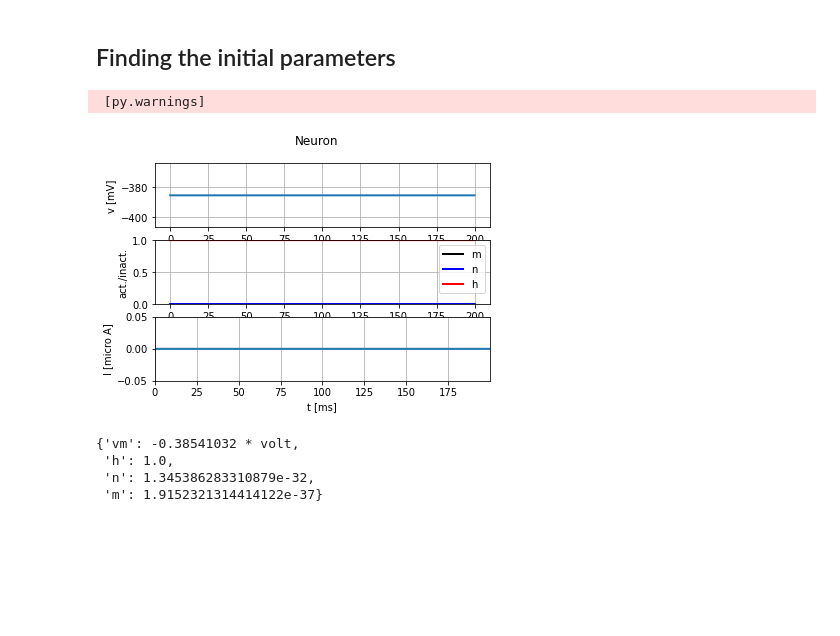
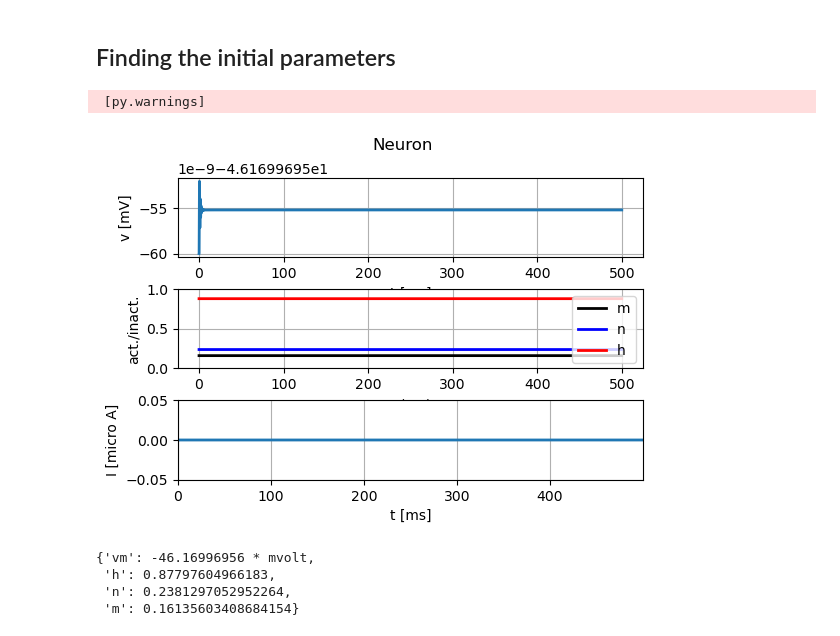
Before and after one commit to belamenso/biomod-single-neuron, a Jupyter notebook: Neuron models.ipynb, the cells around one changed output. Saved outputs shown, nothing was run; the diff lists cells and outputs as text; code cells hidden in the pictures; blank space fills up the shorter version.

```diff
--- a/Neuron models.ipynb
+++ b/Neuron models.ipynb
@@ -11,6 +12,9 @@ def plot_data(state_monitor, title=None):
         state_monitor (StateMonitor): the data to plot
         title (string, optional): plot title to display
     """
+
+    fig = matplotlib.pyplot.gcf()
+    fig.set_dpi(100)
 
     plt.subplot(311)
     plt.plot(state_monitor.t / b2.ms, state_monitor.vm[0] / b2.mV, lw=2)
@@ -46,7 +50,9 @@ def plot_data(state_monitor, title=None):
     if title is not None:
         plt.suptitle(title)
 
+    plt.subplots_adjust(wspace=0.4, hspace=0.4)
     plt.show()
+    plt.show()
 # %%
 def regular_spiking(input_current, simulation_time):
     # neuron parameters
@@ -54,6 +60,9 @@ def regular_spiking(input_current, simulation_time):
     ENa = 50 * b2.mV
     gK  = 5 * b2.msiemens
     EK = -90 * b2.mV
+
+    gl = 0.3 * b2.msiemens
+    El = 10.6 * b2.mV
 
     C = 1 * b2.ufarad
 
@@ -73,16 +82,16 @@ def regular_spiking(input_current, simulation_time):
     betan = (0.5 * exp(-1*(vm +50*mV)/mV/40)) / ms : Hz
 
 
-    membrane_Im = I_e + I_Na + I_K : amp
+    membrane_Im = I_e + I_Na + I_K + gl*(El-vm) : amp
     dvm/dt = membrane_Im/C : volt
     """
 
     neuron = b2.NeuronGroup(1, eqs, method="exponential_euler")
 
-    neuron.vm = -385.410316948573 * b2.mV
-    neuron.m = 1.9152321314413855e-37
-    neuron.h = 1
-    neuron.n = 1.345386283310858e-32
+    neuron.vm = -46.16996956 * b2.mV
+    neuron.m = 0.16135603408684185
+    neuron.h = 0.87797604966183
+    neuron.n = 0.23812970529522642
 
     st_mon = b2.StateMonitor(neuron, ["vm", "I_e", "I_Na", "I_K", "m", "n", "h"], record=True)
 
@@ -144,11 +156,11 @@ def adaptive(input_current, simulation_time):
 # %% [markdown]
 ## Finding the initial parameters
 # %%
-state_monitor = regular_spiking(input_factory.get_zero_current(), 200 * b2.ms)
+state_monitor = regular_spiking(input_factory.get_zero_current(), 500 * b2.ms)
 plot_data(state_monitor, title="Neuron")
 # %% [output]
  [py.warnings]
-[figure, old version]
+[figure, new version]
 # %%
 {
     'vm': state_monitor.vm[0].tolist()[-1],
@@ -157,8 +169,8 @@ plot_data(state_monitor, title="Neuron")
     'm': state_monitor.m[0].tolist()[-1],
 }
 # %% [output]
-{'vm': -0.38541032 * volt,
- 'h': 1.0,
- 'n': 1.345386283310879e-32,
- 'm': 1.9152321314414122e-37}
+{'vm': -46.16996956 * mvolt,
+ 'h': 0.87797604966183,
+ 'n': 0.2381297052952264,
+ 'm': 0.16135603408684154}
 # %%
```
Also changed, not shown: parts of 7 cells of this notebook.
